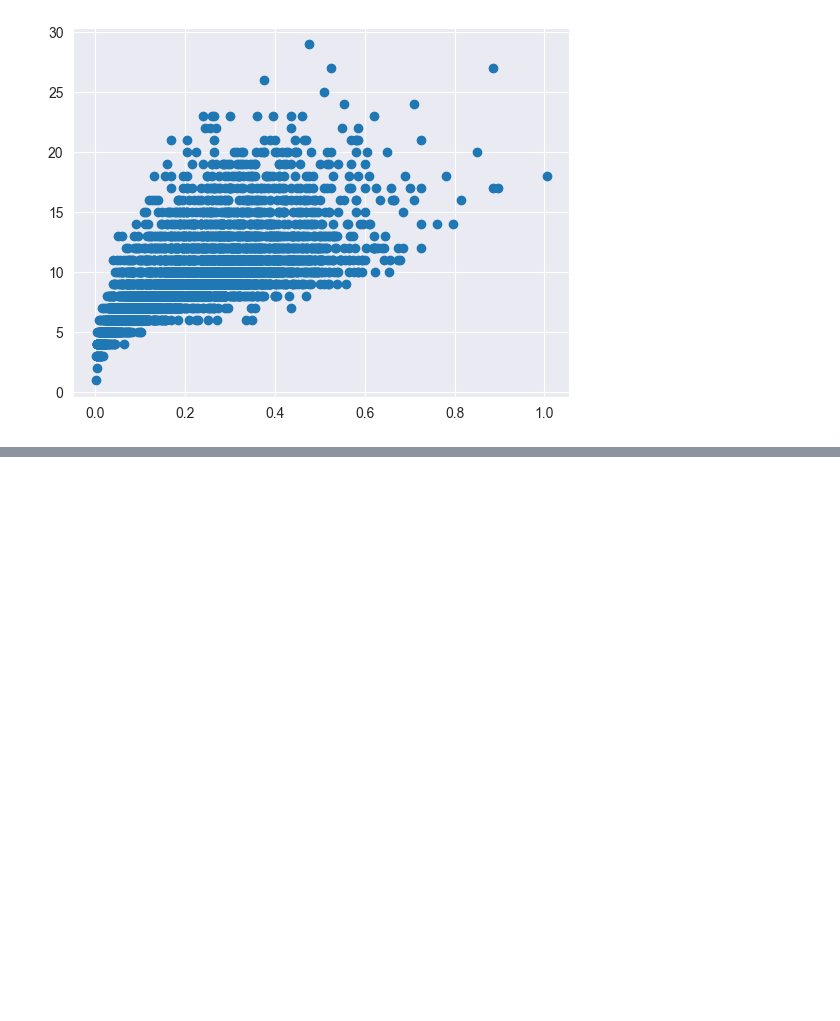
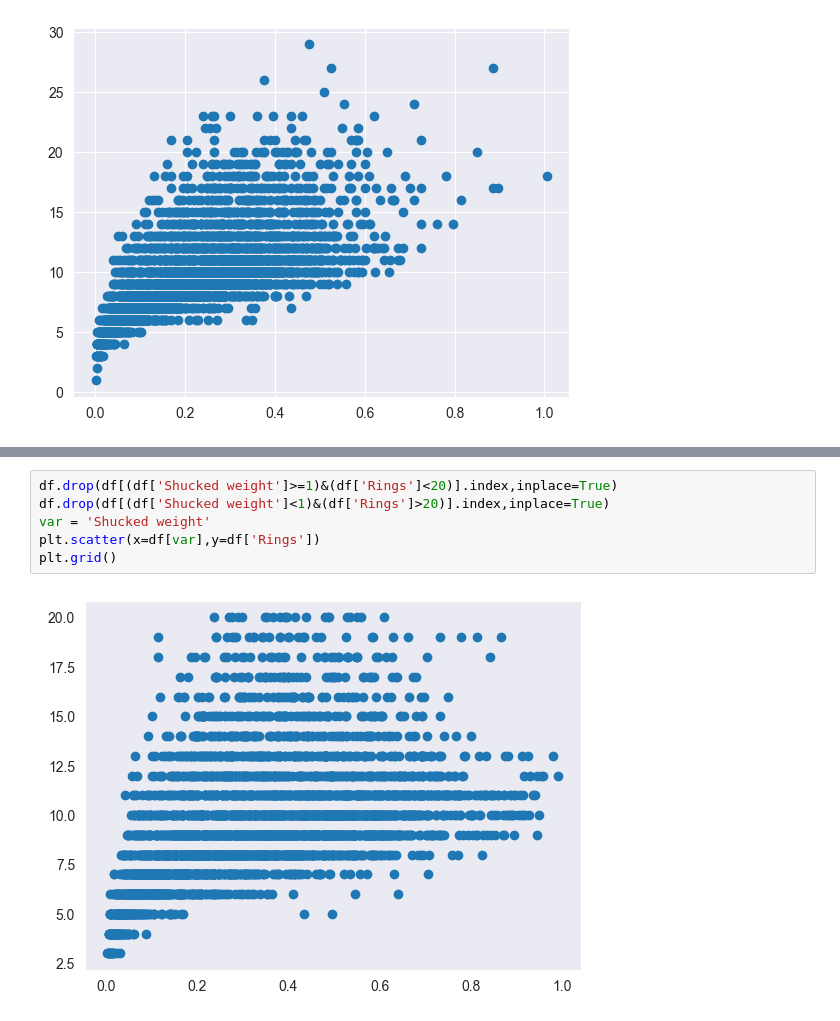
Before and after one commit to Darkget1/machin_learning, a Jupyter notebook: chapter07.ipynb, the cells around one changed output, grey strips where cells are left out. Drawn from its saved outputs; the diff is of its cells as text; blank space fills up the shorter version.

```diff
--- a/chapter07.ipynb
+++ b/chapter07.ipynb
@@ -492,0 +511,8 @@ plt.grid()
+# %%
+df.drop(df[(df['Shucked weight']>=1)&(df['Rings']<20)].index,inplace=True)
+df.drop(df[(df['Shucked weight']<1)&(df['Rings']>20)].index,inplace=True)
+var = 'Shucked weight'
+plt.scatter(x=df[var],y=df['Rings'])
+plt.grid()
+# %% [output]
+[figure, added]
```
Also changed, not shown: parts of 14 cells of this notebook.
